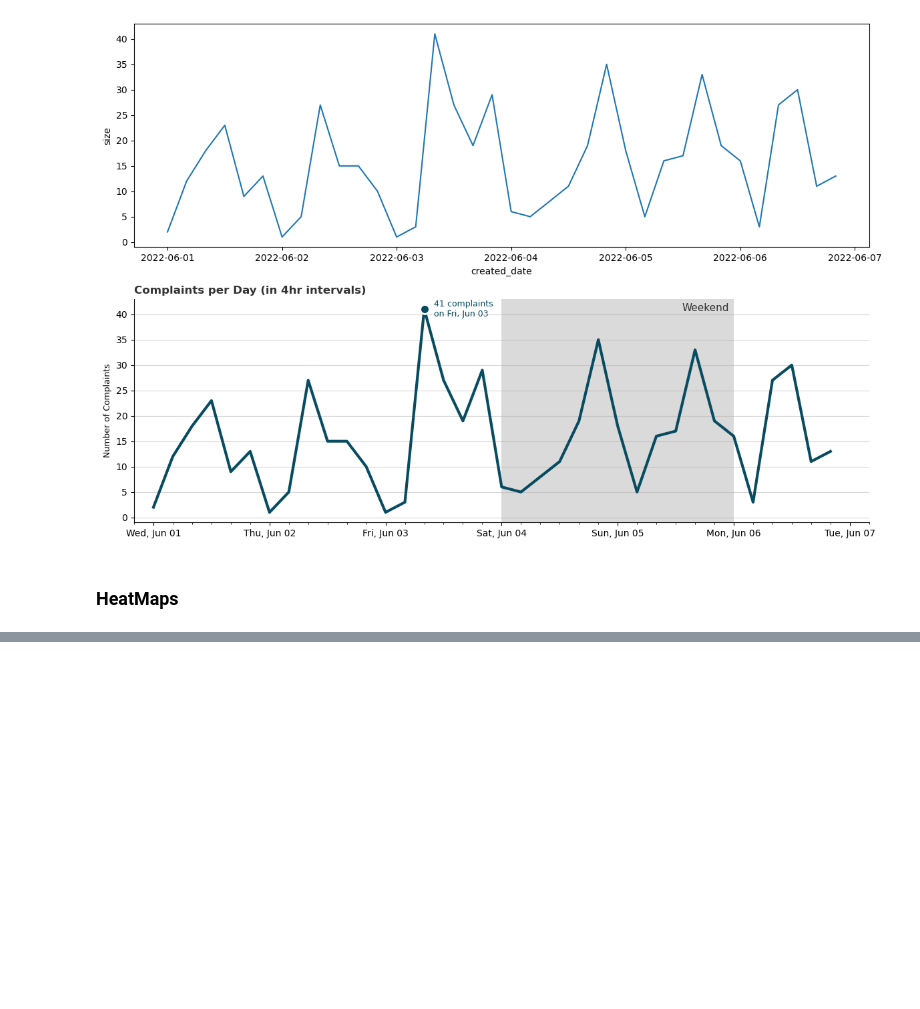
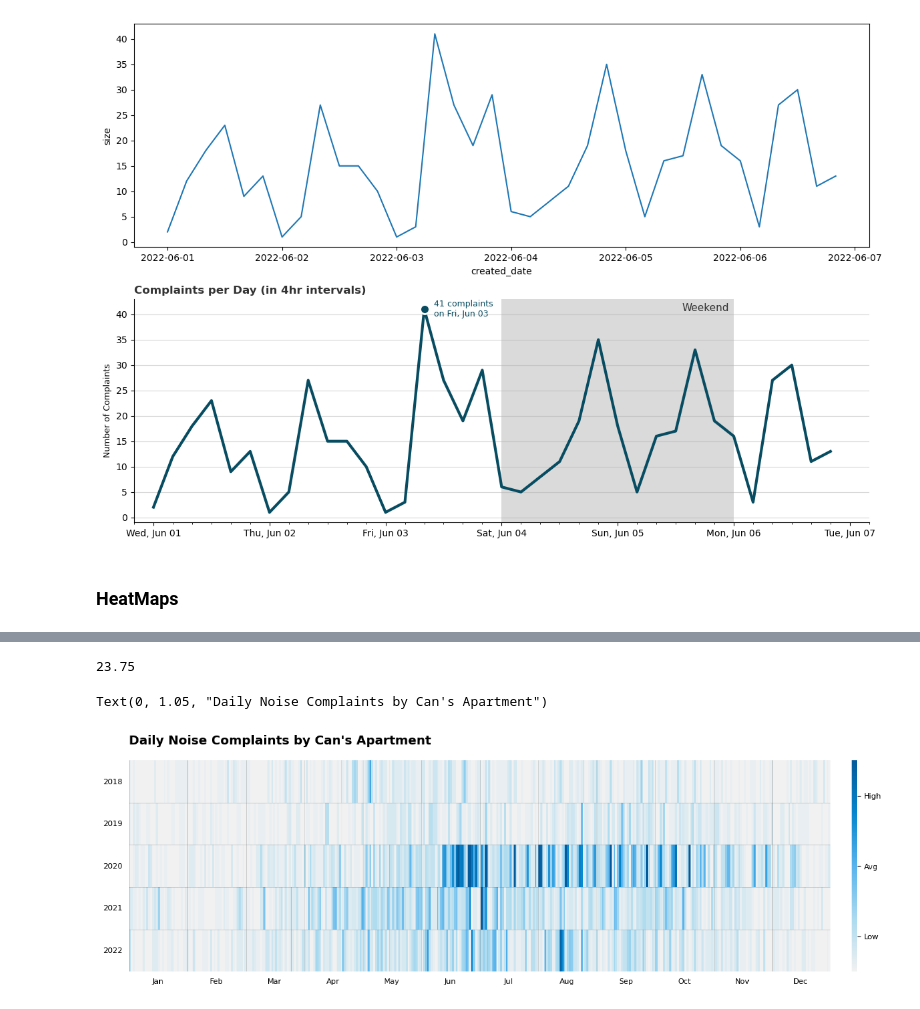
Before and after one commit to cankadir/AnalyticsExchange, a Jupyter notebook: NYC_DataViz_Workshop.ipynb, the cells around one changed output, grey strips where cells are left out. Drawn from its saved outputs; the diff is of its cells as text; code cells hidden in the pictures; blank space fills up the shorter version.

```diff
--- a/NYC_DataViz_Workshop.ipynb
+++ b/NYC_DataViz_Workshop.ipynb
@@ -341,0 +442,12 @@ plt.tight_layout( w_pad = 1 );
+# %%
+# Pivot the dataframe to create a wide format dataframe
+# Index -> year
+# Columns -> day of year
+
+daily_counts = df_year.pivot(
+    index = 'year',
+    columns = 'day_of_year',
+    values = 'count'
+)
+
+daily_counts
@@ -341,0 +462,56 @@ plt.tight_layout( w_pad = 1 );
+# %%
+df_year['count'].quantile(0.99)
+# %% [output]
+23.75
+# %%
+
+# Create a custom color ramp
+def make_Ramp( ramp_colors ):
+    from colour import Color
+    from matplotlib.colors import LinearSegmentedColormap
+
+    color_ramp = LinearSegmentedColormap.from_list( 'my_list', [ Color( c1 ).rgb for c1 in ramp_colors ] )
+    return color_ramp
+
+# '#EFF0F0'
+
+custom_ramp = make_Ramp( [ "#f1f1f1","#ABDAEF","#58B4ED", '#0586CE', '#045B9B'] )
+
+# ---- PLOT ----
+plt.figure( figsize=(16, 4) )
+ax = sns.heatmap(
+    daily_counts.drop( columns = [366] ),
+    cmap= custom_ramp,
+    cbar_kws = { 'pad':0.025, 'aspect':40 },
+    vmax = df_year['count'].quantile(0.995) # 99.5th percentile for highest allowed value
+      )
+
+# Remove ticks
+ax.tick_params( axis='both', left=False, bottom=False, labelsize=8 )
+
+# Format colorbar
+values = ['High','Avg','Low'][::-1]
+n = len(values)
+
+colorbar = ax.collections[0].colorbar
+r = colorbar.vmax - colorbar.vmin
+colorbar.set_ticks([colorbar.vmin + r / n * (0.5 + i) for i in range(n)])
+colorbar.set_ticklabels( values )
+colorbar.ax.tick_params(labelsize=8)
+
+# Custom x lables
+months = ['Jan','Feb','Mar','Apr','May','Jun','Jul','Aug','Sep','Oct','Nov','Dec']
+# POsition x labels to the center of the month, 365/12 -> is where each label should fall, add 15 days to center it
+plt.xticks( [(i*(365/12)+15) for i in range(len(months))] , labels= months , rotation = 0, fontsize=8, ha='center')
+
+# Add grids
+[ plt.axvline(i*(365/12), color = '#333', alpha=0.25 , lw=0.5 ) for i in range(len(months))]
+[ plt.axhline(i, color = '#333', alpha=0.25 , lw=0.5 ) for i in range(1,5) ]
+
+plt.ylabel('')
+plt.xlabel('')
+plt.yticks(rotation=0)
+plt.title( "Daily Noise Complaints by Can's Apartment", fontsize=13, fontweight='bold', ha = 'left', x=0, y=1.05)
+# %% [output]
+Text(0, 1.05, "Daily Noise Complaints by Can's Apartment")
+[figure, added]
```
Also changed, not shown: parts of 13 cells of this notebook.
